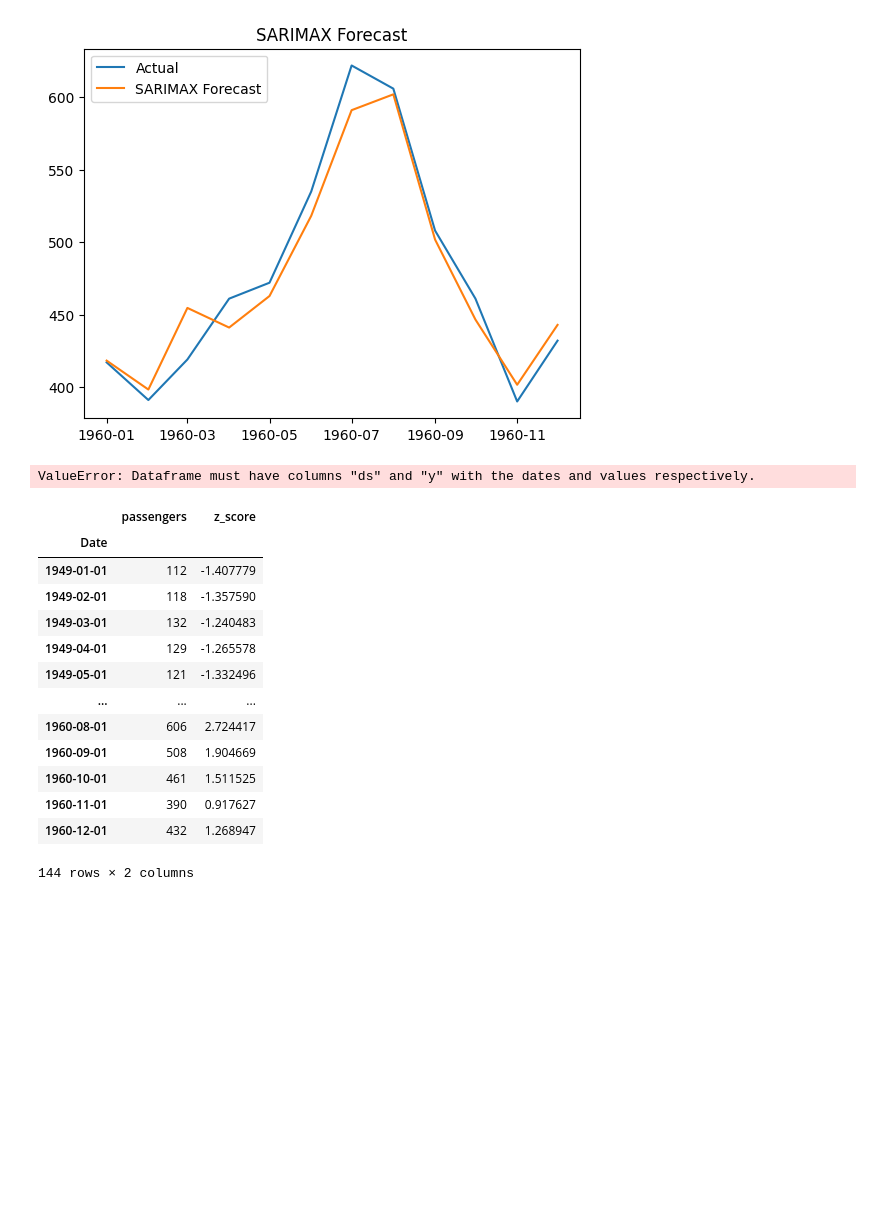
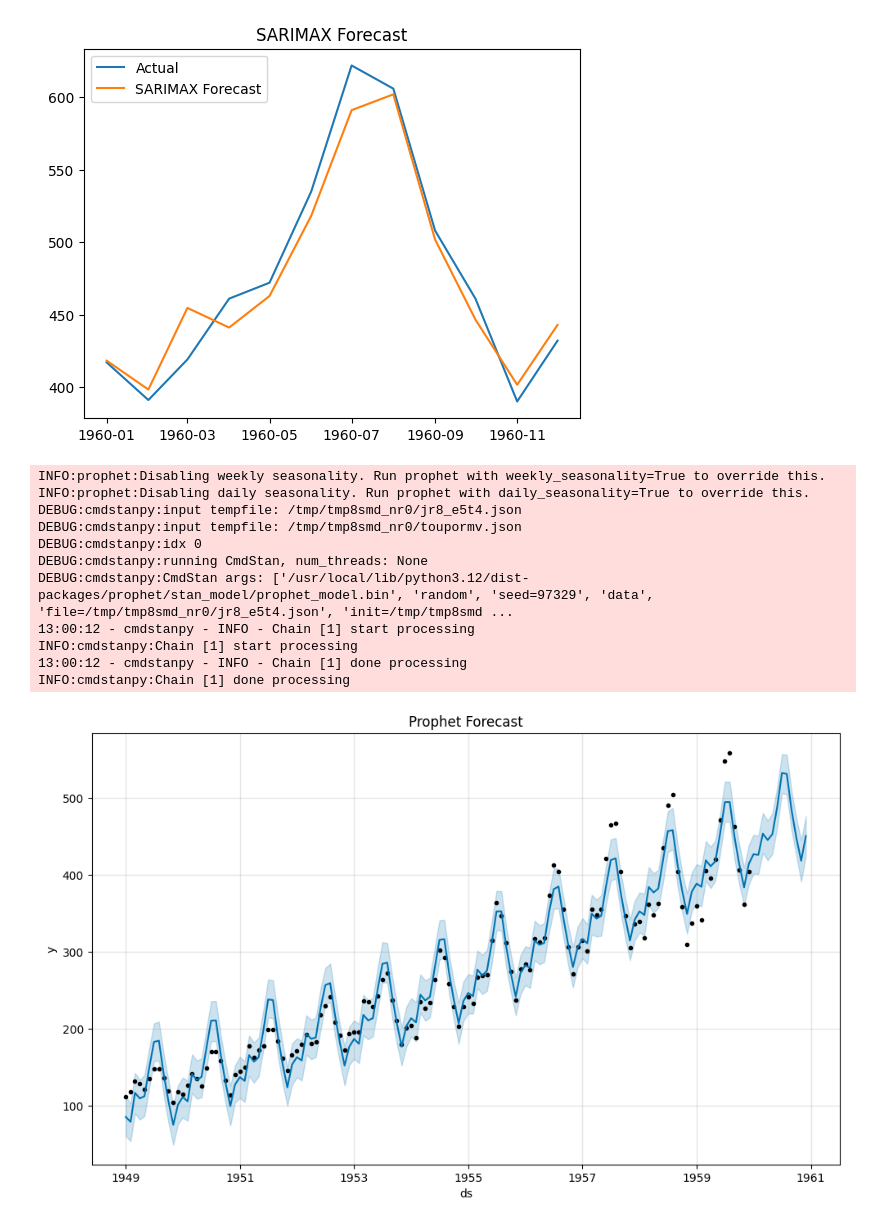
Before and after one commit to Anishsunar/Deep_learning_Practice-, a Jupyter notebook: Time_Series.ipynb, the cells around one changed output. Saved outputs shown, nothing was run; the diff lists cells and outputs as text; code cells hidden in the pictures; blank space fills up the shorter version.

Commit message:
Time series Evaluation for Airline Passengers

```diff
--- a/Time_Series.ipynb
+++ b/Time_Series.ipynb
@@ -146,38 +146,32 @@ plt.show()
 # %%
 from prophet import Prophet
 import matplotlib.pyplot as plt
 
 #Prepare data for Prophet
 airline_prophet = airline.reset_index().rename(columns= {'Date':'ds','passengers':'y'})
-train_prophet = airline.iloc[:-12]
+train_prophet = airline_prophet.iloc[:-12]
 #Fit model
 model_prophet = Prophet()
 model_prophet.fit(train_prophet)
 #Create future dataframe
 future = model_prophet.make_future_dataframe(periods=12, freq='M')
 #Make prediction
 forecast_prophet = model_prophet.predict(future)
 
 #Plot forecast
 model_prophet.plot(forecast_prophet)
 plt.title('Prophet Forecast')
 plt.show()
 # %% [output]
-ValueError: Dataframe must have columns "ds" and "y" with the dates and values respectively.
+INFO:prophet:Disabling weekly seasonality. Run prophet with weekly_seasonality=True to override this.
+INFO:prophet:Disabling daily seasonality. Run prophet with daily_seasonality=True to override this.
+DEBUG:cmdstanpy:input tempfile: /tmp/tmp8smd_nr0/jr8_e5t4.json
+DEBUG:cmdstanpy:input tempfile: /tmp/tmp8smd_nr0/toupormv.json
+DEBUG:cmdstanpy:idx 0
+DEBUG:cmdstanpy:running CmdStan, num_threads: None
+DEBUG:cmdstanpy:CmdStan args: ['/usr/local/lib/python3.12/dist-packages/prophet/stan_model/prophet_model.bin', 'random', 'seed=97329', 'data', 'file=/tmp/tmp8smd_nr0/jr8_e5t4.json', 'init=/tmp/tmp8smd ...
+13:00:12 - cmdstanpy - INFO - Chain [1] start processing
+INFO:cmdstanpy:Chain [1] start processing
+13:00:12 - cmdstanpy - INFO - Chain [1] done processing
+INFO:cmdstanpy:Chain [1] done processing
+[figure, added]
-# %%
-airline
-# %% [output]
-|  | passengers | z_score |
-| Date |  |  |
-| 1949-01-01 | 112 | -1.407779 |
-| 1949-02-01 | 118 | -1.357590 |
-| 1949-03-01 | 132 | -1.240483 |
-| 1949-04-01 | 129 | -1.265578 |
-| 1949-05-01 | 121 | -1.332496 |
-| ... | ... | ... |
-| 1960-08-01 | 606 | 2.724417 |
-| 1960-09-01 | 508 | 1.904669 |
-| 1960-10-01 | 461 | 1.511525 |
-| 1960-11-01 | 390 | 0.917627 |
-| 1960-12-01 | 432 | 1.268947 |
-144 rows × 2 columns
```
Also changed, not shown: parts of 1 cell of this notebook.
